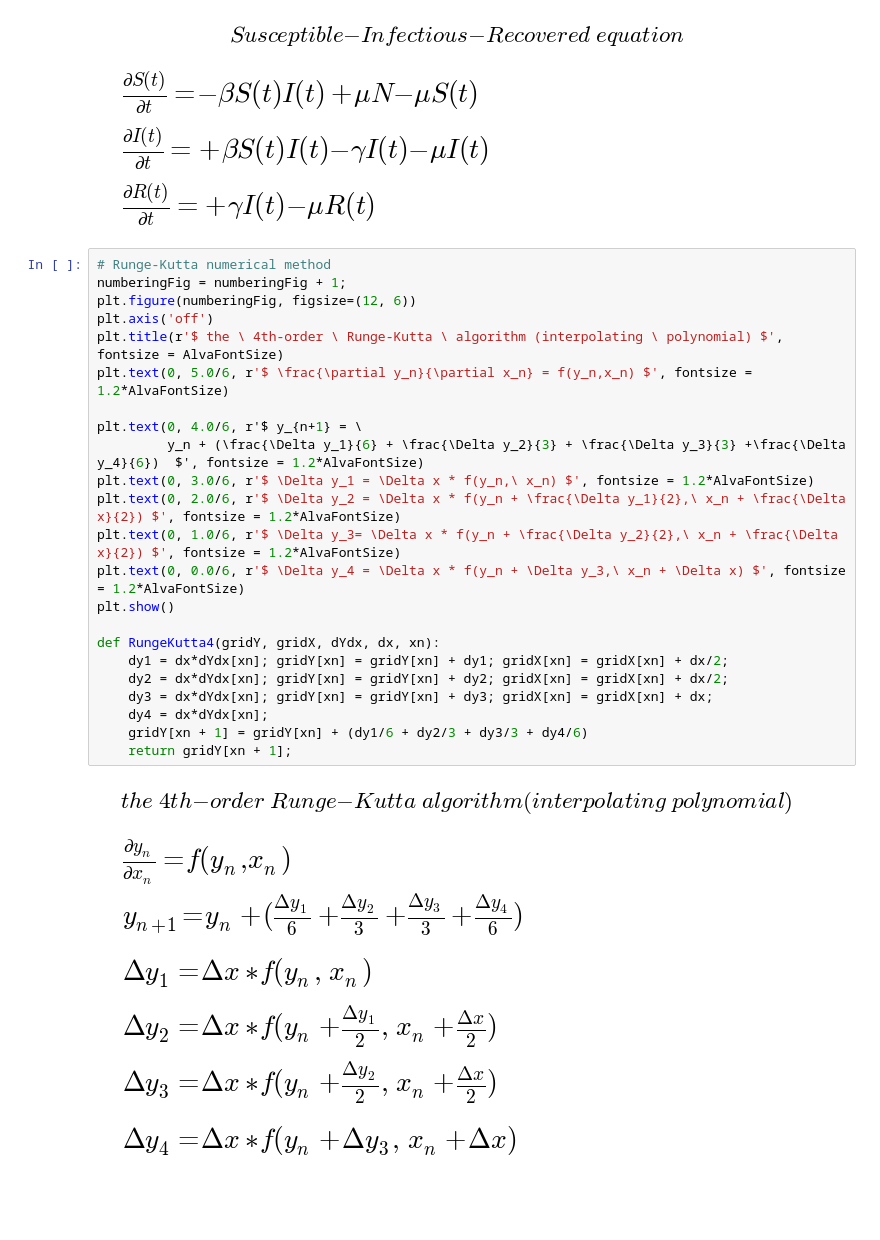
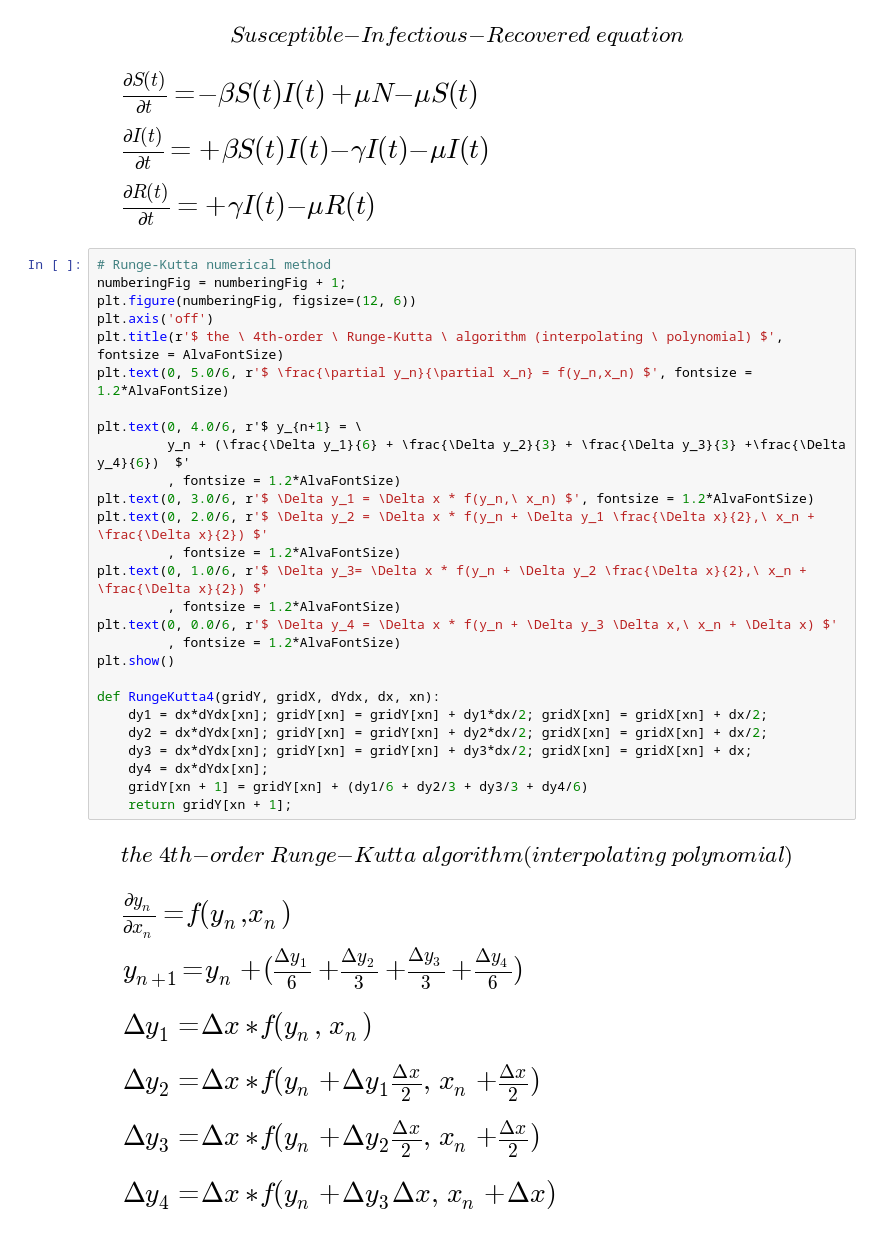
Before and after one commit to alvason/infectious-pulse, a Jupyter notebook: sir/sir.ipynb, the cells around one changed output. Drawn from its saved outputs; the diff is of its cells as text; blank space fills up the shorter version.

```diff
--- a/sir/sir.ipynb
+++ b/sir/sir.ipynb
@@ -34,27 +34,31 @@ plt.show()
 # %%
 # Runge-Kutta numerical method
 numberingFig = numberingFig + 1;
 plt.figure(numberingFig, figsize=(12, 6))
 plt.axis('off')
 plt.title(r'$ the \ 4th-order \ Runge-Kutta \ algorithm (interpolating \ polynomial) $', fontsize = AlvaFontSize)
 plt.text(0, 5.0/6, r'$ \frac{\partial y_n}{\partial x_n} = f(y_n,x_n) $', fontsize = 1.2*AlvaFontSize)
 
 plt.text(0, 4.0/6, r'$ y_{n+1} = \
-         y_n + (\frac{\Delta y_1}{6} + \frac{\Delta y_2}{3} + \frac{\Delta y_3}{3} +\frac{\Delta y_4}{6})  $', fontsize = 1.2*AlvaFontSize)
+         y_n + (\frac{\Delta y_1}{6} + \frac{\Delta y_2}{3} + \frac{\Delta y_3}{3} +\frac{\Delta y_4}{6})  $'
+         , fontsize = 1.2*AlvaFontSize)
 plt.text(0, 3.0/6, r'$ \Delta y_1 = \Delta x * f(y_n,\ x_n) $', fontsize = 1.2*AlvaFontSize)
-plt.text(0, 2.0/6, r'$ \Delta y_2 = \Delta x * f(y_n + \frac{\Delta y_1}{2},\ x_n + \frac{\Delta x}{2}) $', fontsize = 1.2*AlvaFontSize)
-plt.text(0, 1.0/6, r'$ \Delta y_3= \Delta x * f(y_n + \frac{\Delta y_2}{2},\ x_n + \frac{\Delta x}{2}) $', fontsize = 1.2*AlvaFontSize)
-plt.text(0, 0.0/6, r'$ \Delta y_4 = \Delta x * f(y_n + \Delta y_3,\ x_n + \Delta x) $', fontsize = 1.2*AlvaFontSize)
+plt.text(0, 2.0/6, r'$ \Delta y_2 = \Delta x * f(y_n + \Delta y_1 \frac{\Delta x}{2},\ x_n + \frac{\Delta x}{2}) $'
+         , fontsize = 1.2*AlvaFontSize)
+plt.text(0, 1.0/6, r'$ \Delta y_3= \Delta x * f(y_n + \Delta y_2 \frac{\Delta x}{2},\ x_n + \frac{\Delta x}{2}) $'
+         , fontsize = 1.2*AlvaFontSize)
+plt.text(0, 0.0/6, r'$ \Delta y_4 = \Delta x * f(y_n + \Delta y_3 \Delta x,\ x_n + \Delta x) $'
+         , fontsize = 1.2*AlvaFontSize)
 plt.show()
 
 def RungeKutta4(gridY, gridX, dYdx, dx, xn):
-    dy1 = dx*dYdx[xn]; gridY[xn] = gridY[xn] + dy1; gridX[xn] = gridX[xn] + dx/2;
-    dy2 = dx*dYdx[xn]; gridY[xn] = gridY[xn] + dy2; gridX[xn] = gridX[xn] + dx/2;
-    dy3 = dx*dYdx[xn]; gridY[xn] = gridY[xn] + dy3; gridX[xn] = gridX[xn] + dx;
+    dy1 = dx*dYdx[xn]; gridY[xn] = gridY[xn] + dy1*dx/2; gridX[xn] = gridX[xn] + dx/2;
+    dy2 = dx*dYdx[xn]; gridY[xn] = gridY[xn] + dy2*dx/2; gridX[xn] = gridX[xn] + dx/2;
+    dy3 = dx*dYdx[xn]; gridY[xn] = gridY[xn] + dy3*dx/2; gridX[xn] = gridX[xn] + dx;
     dy4 = dx*dYdx[xn];
     gridY[xn + 1] = gridY[xn] + (dy1/6 + dy2/3 + dy3/3 + dy4/6)
     return gridY[xn + 1];
 # %% [output]
-[figure, old version]
+[figure, new version]
 # %%
 # Effectiveness of the algorithm
```
Also changed, not shown: parts of 3 cells of this notebook, 3 other files.
